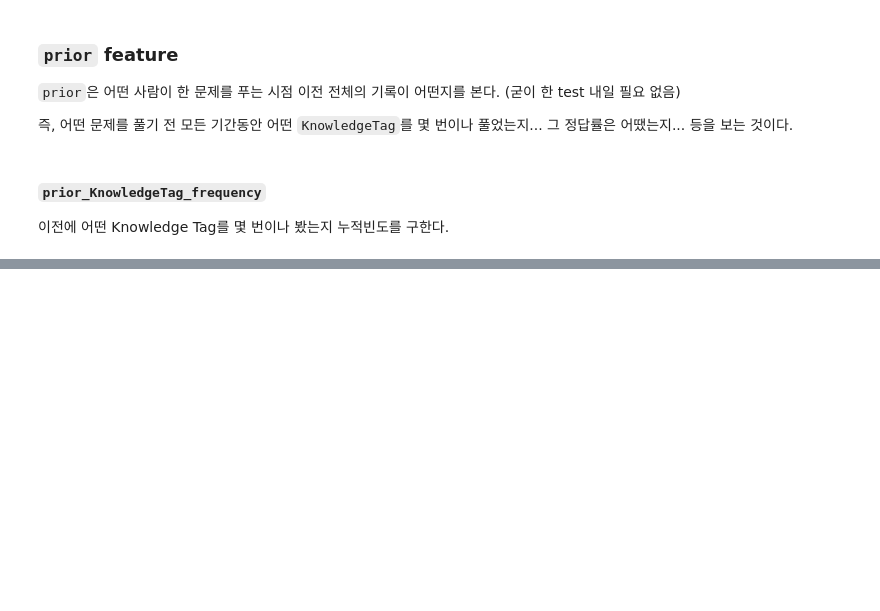
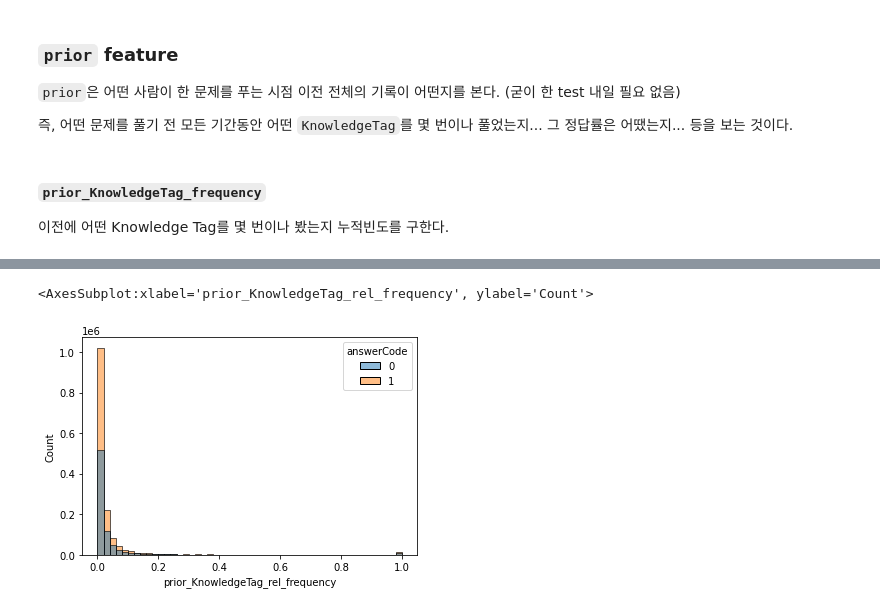
Before and after one commit to bcaitech1/p4-dkt-dkdkt, a Jupyter notebook: jaepil/feature_prior.ipynb, the cells around one changed output, grey strips where cells are left out. Saved outputs shown, nothing was run; the diff lists cells and outputs as text; code cells hidden in the pictures; blank space fills up the shorter version.

```diff
--- a/jaepil/feature_prior.ipynb
+++ b/jaepil/feature_prior.ipynb
@@ -99,0 +121,5 @@ train_df['prior_KnowledgeTag_frequency'] = train_df.groupby(['userID', 'Knowledg
+# %%
+sns.histplot(data=train_df, x='prior_KnowledgeTag_rel_frequency', hue='answerCode', bins=50)
+# %% [output]
+<AxesSubplot:xlabel='prior_KnowledgeTag_rel_frequency', ylabel='Count'>
+[figure, added]
```
Also changed, not shown: parts of 9 cells of this notebook.
